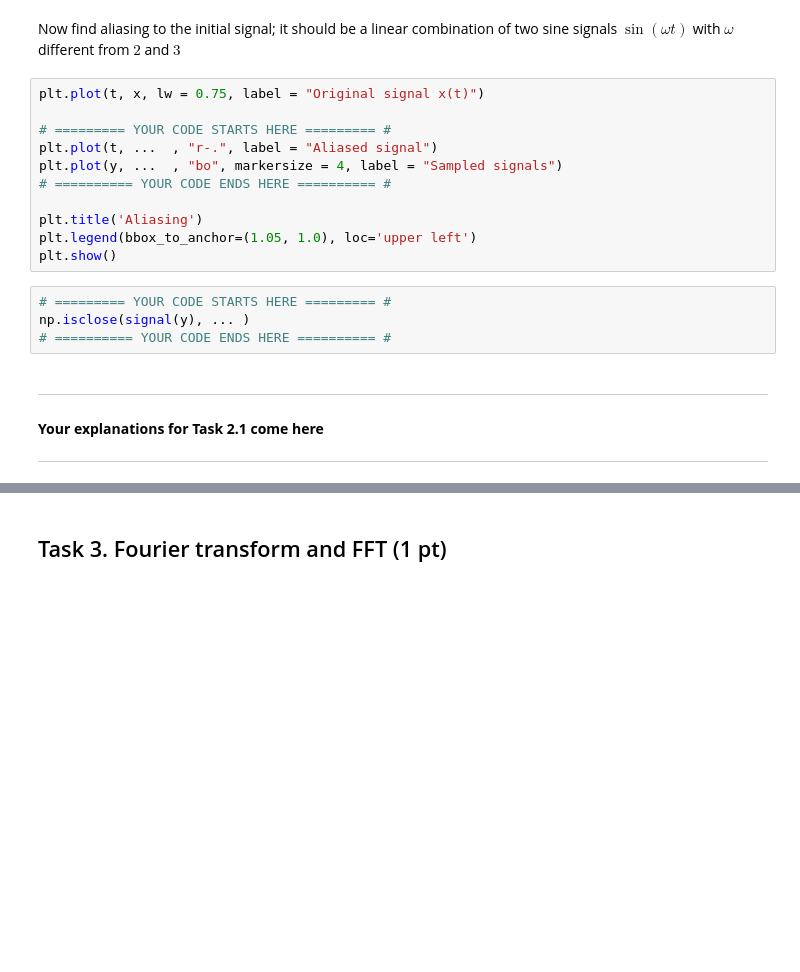
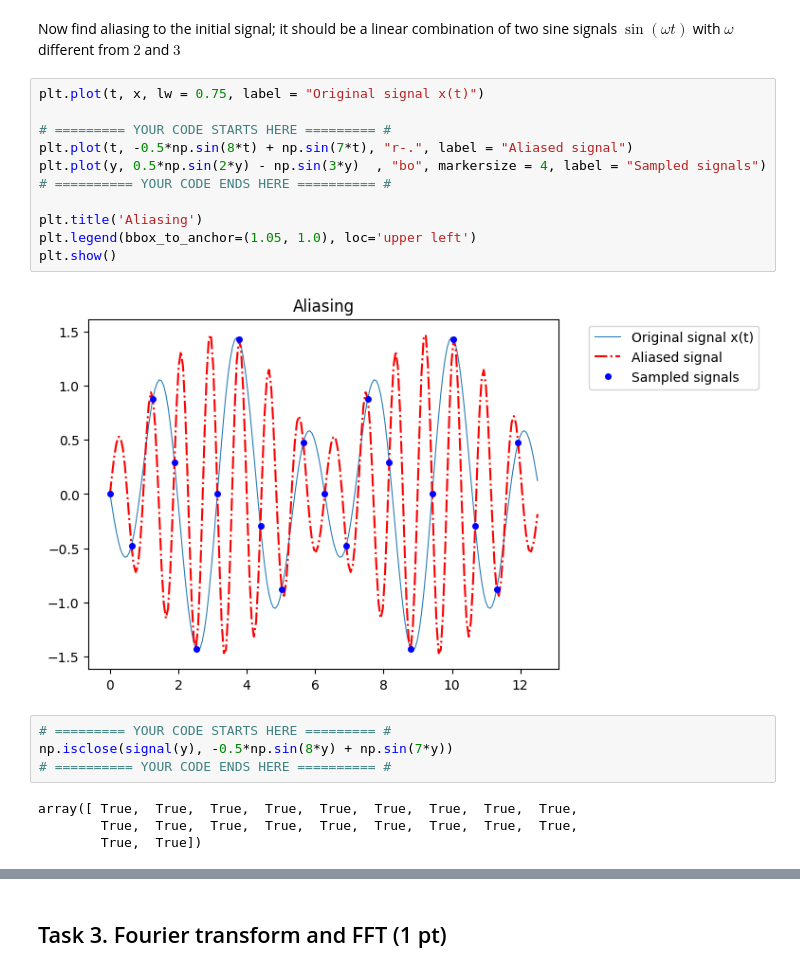
Before and after one commit to Smarinchenko/UCU-LA, a Jupyter notebook: hw1-task4-fourier-transform.ipynb, the cells around one changed output, grey strips where cells are left out. Saved outputs shown, nothing was run; the diff lists cells and outputs as text; blank space fills up the shorter version.

Commit message:
completed 3 and 4 task

```diff
--- a/hw1-task4-fourier-transform.ipynb
+++ b/hw1-task4-fourier-transform.ipynb
@@ -279,21 +281,21 @@ Now find aliasing to the initial signal; it should be a linear combination of tw
 # %%
 plt.plot(t, x, lw = 0.75, label = "Original signal x(t)")
 
 # ========= YOUR CODE STARTS HERE ========= #
-plt.plot(t, ...  , "r-.", label = "Aliased signal")
-plt.plot(y, ...  , "bo", markersize = 4, label = "Sampled signals")
+plt.plot(t, -0.5*np.sin(8*t) + np.sin(7*t), "r-.", label = "Aliased signal")
+plt.plot(y, 0.5*np.sin(2*y) - np.sin(3*y)  , "bo", markersize = 4, label = "Sampled signals")
 # ========== YOUR CODE ENDS HERE ========== #
 
 plt.title('Aliasing')
 plt.legend(bbox_to_anchor=(1.05, 1.0), loc='upper left')
 plt.show()
+# %% [output]
+[figure, added]
 # %%
 # ========= YOUR CODE STARTS HERE ========= #
-np.isclose(signal(y), ... )
+np.isclose(signal(y), -0.5*np.sin(8*y) + np.sin(7*y))
 # ========== YOUR CODE ENDS HERE ========== #
+# %% [output]
+array([ True,  True,  True,  True,  True,  True,  True,  True,  True,
+        True,  True,  True,  True,  True,  True,  True,  True,  True,
+        True,  True])
-# %% [markdown]
----
-
-#### **Your explanations for Task 2.1 come here**
-
----
```
Also changed, not shown: parts of 25 cells of this notebook, 1 other file.
